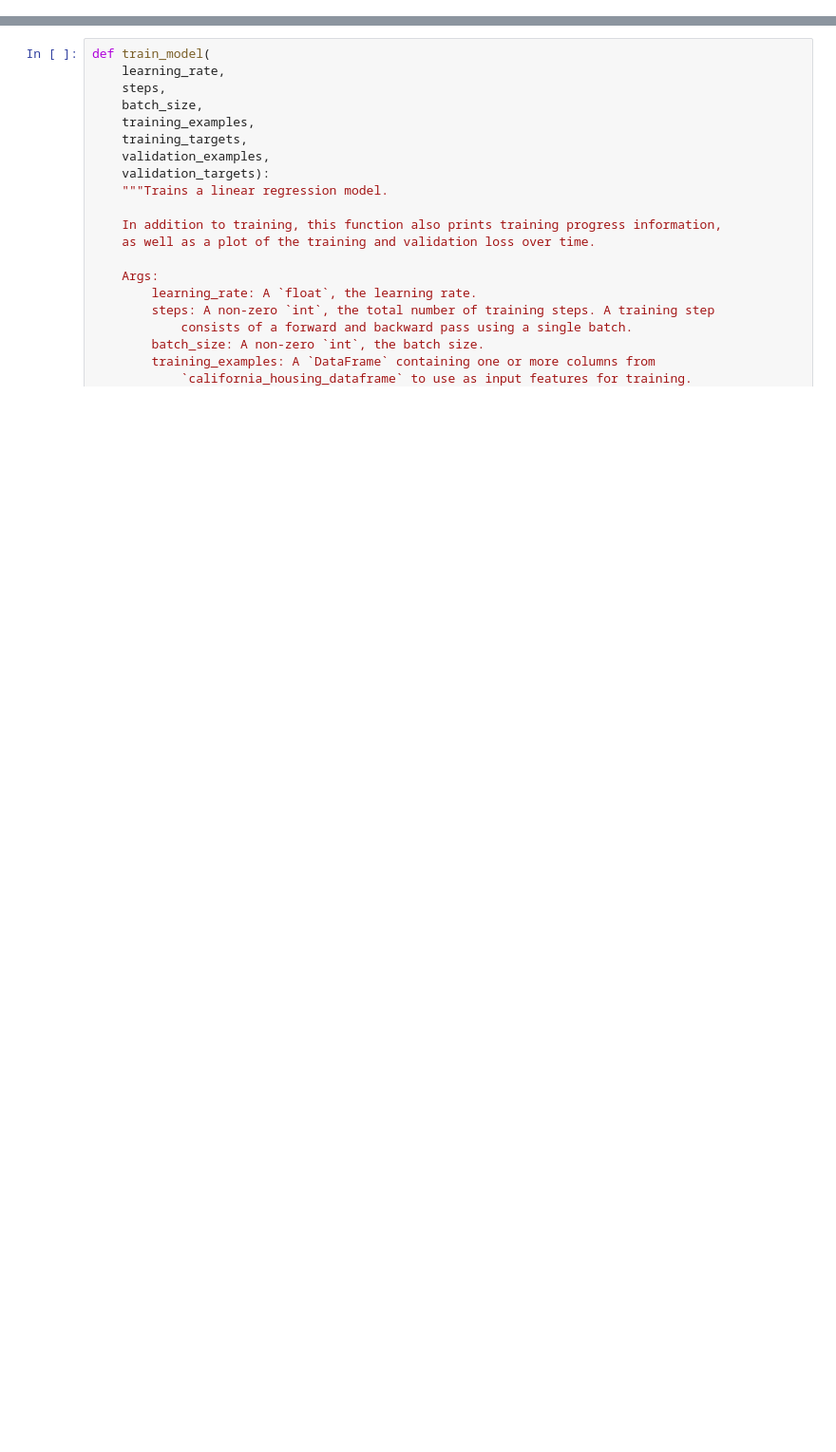
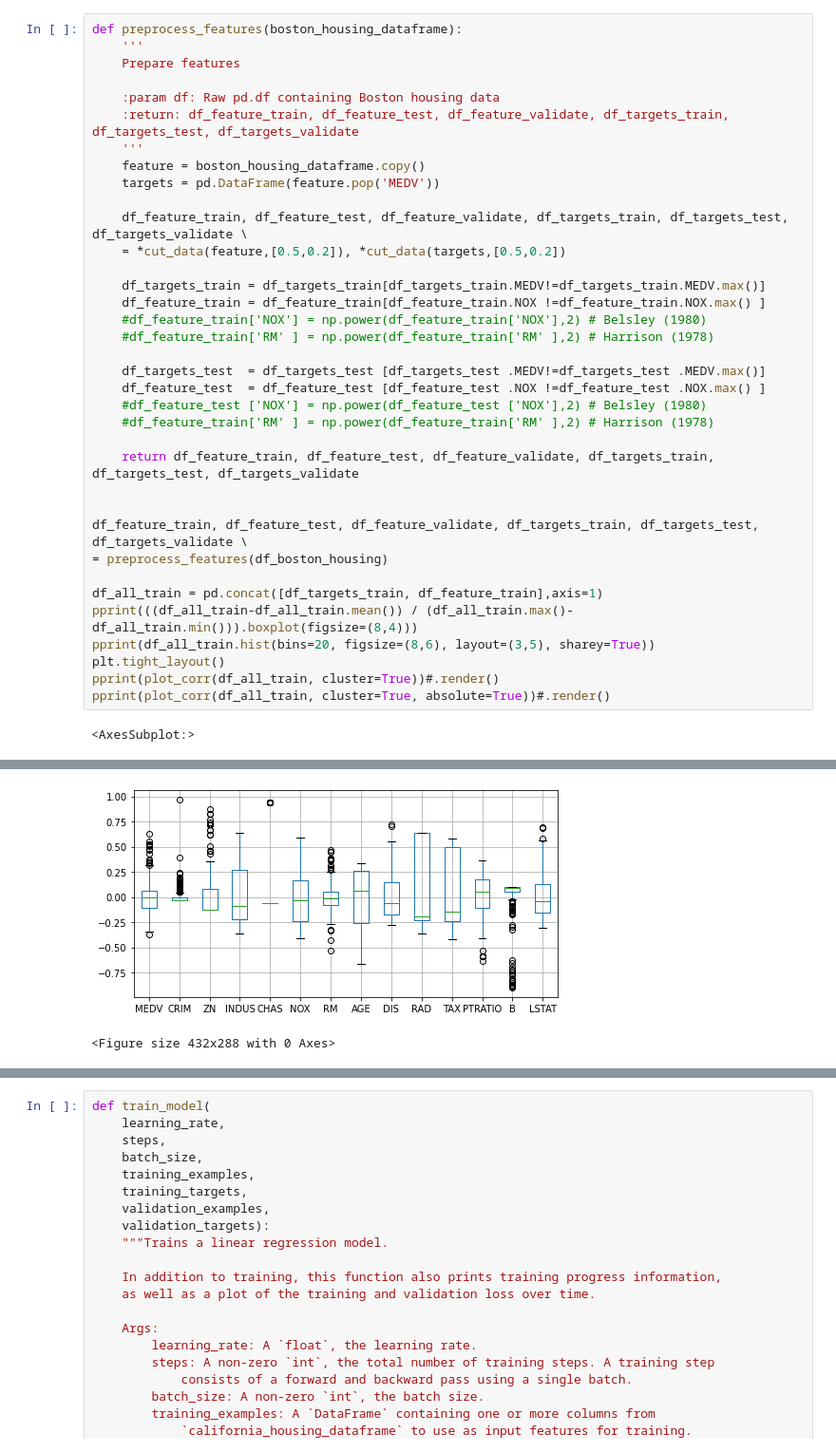
Before and after one commit to Thessal/kakao_interview, a Jupyter notebook: problem_3.ipynb, the cells around one changed output, grey strips where cells are left out. Shown at 95% size. Drawn from its saved outputs; the diff is of its cells as text; blank space fills up the shorter version.

```diff
--- a/problem_3.ipynb
+++ b/problem_3.ipynb
@@ -141,0 +203,38 @@ plot_corr(df_feature_train, cluster=True)
+# %%
+def preprocess_features(boston_housing_dataframe):
+    '''
+    Prepare features
+
+    :param df: Raw pd.df containing Boston housing data
+    :return: df_feature_train, df_feature_test, df_feature_validate, df_targets_train, df_targets_test, df_targets_validate
+    '''
+    feature = boston_housing_dataframe.copy()
+    targets = pd.DataFrame(feature.pop('MEDV'))
+
+    df_feature_train, df_feature_test, df_feature_validate, df_targets_train, df_targets_test, df_targets_validate \
+    = *cut_data(feature,[0.5,0.2]), *cut_data(targets,[0.5,0.2])
+
+    df_targets_train = df_targets_train[df_targets_train.MEDV!=df_targets_train.MEDV.max()]
+    df_feature_train = df_feature_train[df_feature_train.NOX !=df_feature_train.NOX.max() ]
+    #df_feature_train['NOX'] = np.power(df_feature_train['NOX'],2) # Belsley (1980)
+    #df_feature_train['RM' ] = np.power(df_feature_train['RM' ],2) # Harrison (1978)
+
+    df_targets_test  = df_targets_test [df_targets_test .MEDV!=df_targets_test .MEDV.max()]
+    df_feature_test  = df_feature_test [df_feature_test .NOX !=df_feature_test .NOX.max() ]
+    #df_feature_test ['NOX'] = np.power(df_feature_test ['NOX'],2) # Belsley (1980)
+    #df_feature_train['RM' ] = np.power(df_feature_train['RM' ],2) # Harrison (1978)
+
+    return df_feature_train, df_feature_test, df_feature_validate, df_targets_train, df_targets_test, df_targets_validate
+
+
+df_feature_train, df_feature_test, df_feature_validate, df_targets_train, df_targets_test, df_targets_validate \
+= preprocess_features(df_boston_housing)
+
+df_all_train = pd.concat([df_targets_train, df_feature_train],axis=1)
+pprint(((df_all_train-df_all_train.mean()) / (df_all_train.max()-df_all_train.min())).boxplot(figsize=(8,4)))
+pprint(df_all_train.hist(bins=20, figsize=(8,6), layout=(3,5), sharey=True))
+plt.tight_layout()
+pprint(plot_corr(df_all_train, cluster=True))#.render()
+pprint(plot_corr(df_all_train, cluster=True, absolute=True))#.render()
+# %% [output]
+<AxesSubplot:>
@@ -141,0 +286,2 @@ plot_corr(df_feature_train, cluster=True)
+[figure, added]
+<Figure size 432x288 with 0 Axes>
```
Also changed, not shown: parts of 15 cells of this notebook, 1 other file.
